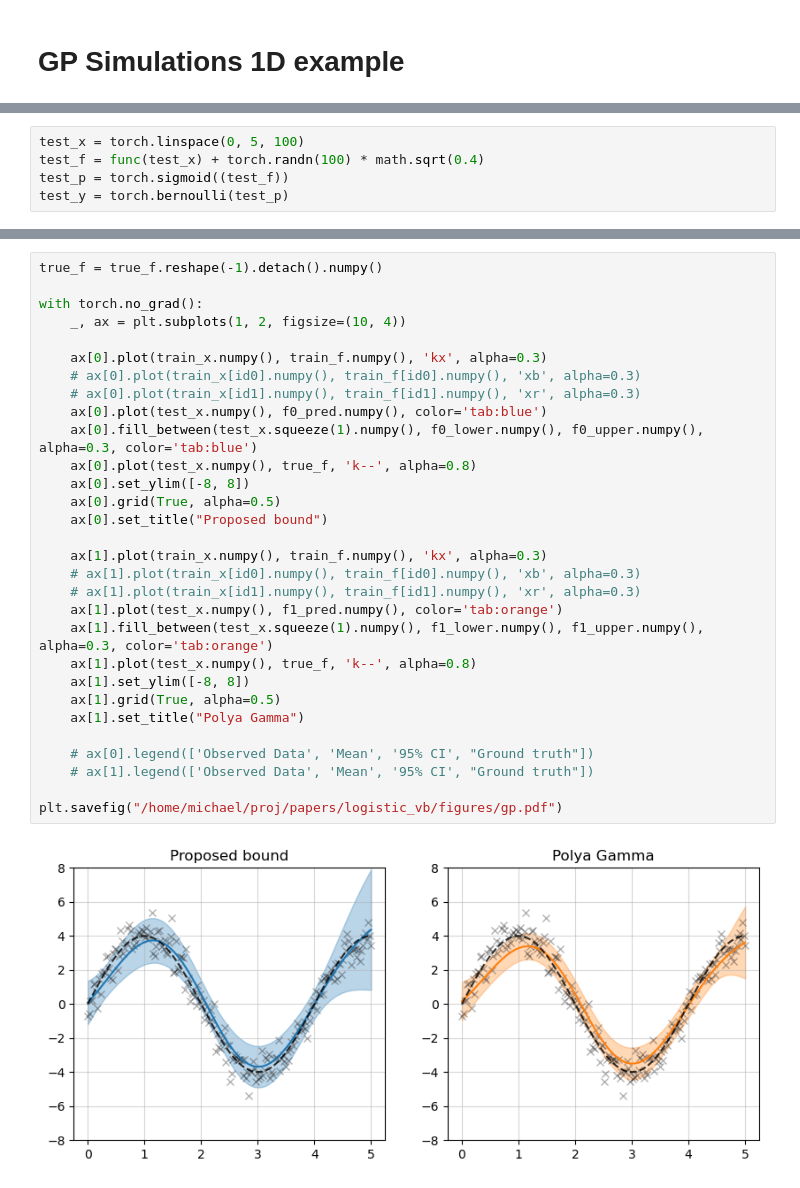
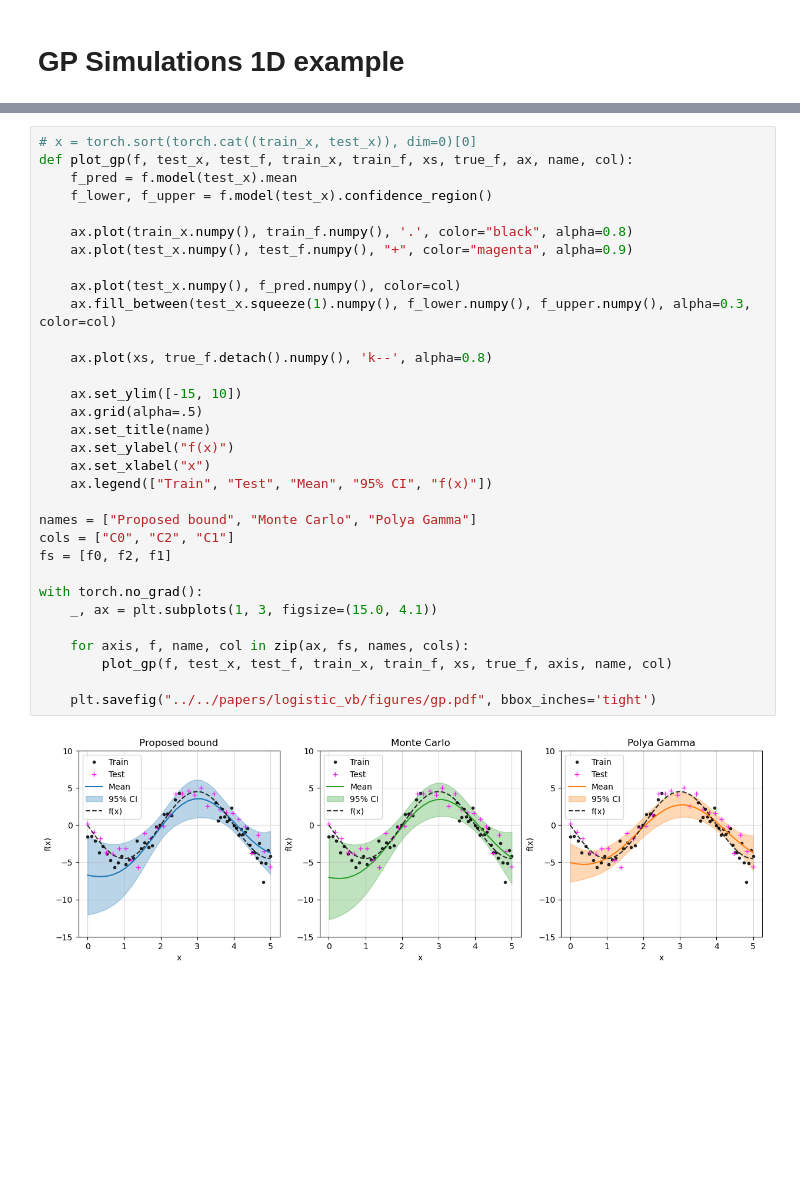
Before and after one commit to mkomod/vi-per, a Jupyter notebook: notebooks/gp_simulations.ipynb, the cells around one changed output, grey strips where cells are left out. Drawn from its saved outputs; the diff is of its cells as text; blank space fills up the shorter version.

```diff
--- a/notebooks/gp_simulations.ipynb
+++ b/notebooks/gp_simulations.ipynb
@@ -68,5 +75,0 @@ tensor(53.9678)
-# %%
-test_x = torch.linspace(0, 5, 100)
-test_f = func(test_x) + torch.randn(100) * math.sqrt(0.4)
-test_p = torch.sigmoid((test_f))
-test_y = torch.bernoulli(test_p)
@@ -101,35 +119,37 @@ PG
-# %%
-true_f = true_f.reshape(-1).detach().numpy()
-
-with torch.no_grad():
-    _, ax = plt.subplots(1, 2, figsize=(10, 4))
-
-    ax[0].plot(train_x.numpy(), train_f.numpy(), 'kx', alpha=0.3)
-    # ax[0].plot(train_x[id0].numpy(), train_f[id0].numpy(), 'xb', alpha=0.3)
-    # ax[0].plot(train_x[id1].numpy(), train_f[id1].numpy(), 'xr', alpha=0.3)
-    ax[0].plot(test_x.numpy(), f0_pred.numpy(), color='tab:blue')
-    ax[0].fill_between(test_x.squeeze(1).numpy(), f0_lower.numpy(), f0_upper.numpy(), alpha=0.3, color='tab:blue')
-    ax[0].plot(test_x.numpy(), true_f, 'k--', alpha=0.8)
-    ax[0].set_ylim([-8, 8])
-    ax[0].grid(True, alpha=0.5)
-    ax[0].set_title("Proposed bound")
-
-    ax[1].plot(train_x.numpy(), train_f.numpy(), 'kx', alpha=0.3)
-    # ax[1].plot(train_x[id0].numpy(), train_f[id0].numpy(), 'xb', alpha=0.3)
-    # ax[1].plot(train_x[id1].numpy(), train_f[id1].numpy(), 'xr', alpha=0.3)
-    ax[1].plot(test_x.numpy(), f1_pred.numpy(), color='tab:orange')
-    ax[1].fill_between(test_x.squeeze(1).numpy(), f1_lower.numpy(), f1_upper.numpy(), alpha=0.3, color='tab:orange')
-    ax[1].plot(test_x.numpy(), true_f, 'k--', alpha=0.8)
-    ax[1].set_ylim([-8, 8])
-    ax[1].grid(True, alpha=0.5)
-    ax[1].set_title("Polya Gamma")
-
-    # ax[0].legend(['Observed Data', 'Mean', '95% CI', "Ground truth"])
-    # ax[1].legend(['Observed Data', 'Mean', '95% CI', "Ground truth"])
-
-plt.savefig("/home/michael/proj/papers/logistic_vb/figures/gp.pdf")
-# %% [output]
-[figure, removed]
+# %%
+# x = torch.sort(torch.cat((train_x, test_x)), dim=0)[0]
+def plot_gp(f, test_x, test_f, train_x, train_f, xs, true_f, ax, name, col):
+    f_pred = f.model(test_x).mean
+    f_lower, f_upper = f.model(test_x).confidence_region()
+
+    ax.plot(train_x.numpy(), train_f.numpy(), '.', color="black", alpha=0.8)
+    ax.plot(test_x.numpy(), test_f.numpy(), "+", color="magenta", alpha=0.9)
+
+    ax.plot(test_x.numpy(), f_pred.numpy(), color=col)
+    ax.fill_between(test_x.squeeze(1).numpy(), f_lower.numpy(), f_upper.numpy(), alpha=0.3, color=col)
+
+    ax.plot(xs, true_f.detach().numpy(), 'k--', alpha=0.8)
+
+    ax.set_ylim([-15, 10])
+    ax.grid(alpha=.5)
+    ax.set_title(name)
+    ax.set_ylabel("f(x)")
+    ax.set_xlabel("x")
+    ax.legend(["Train", "Test", "Mean", "95% CI", "f(x)"])
+
+names = ["Proposed bound", "Monte Carlo", "Polya Gamma"]
+cols = ["C0", "C2", "C1"]
+fs = [f0, f2, f1]
+
+with torch.no_grad():
+    _, ax = plt.subplots(1, 3, figsize=(15.0, 4.1))
+
+    for axis, f, name, col in zip(ax, fs, names, cols):
+        plot_gp(f, test_x, test_f, train_x, train_f, xs, true_f, axis, name, col)
+
+    plt.savefig("../../papers/logistic_vb/figures/gp.pdf", bbox_inches='tight')
+# %% [output]
+[figure, added]
 # %%
 f0_lower, f0_upper = f0.credible_intervals(train_x)
 f1_lower, f1_upper = f1.credible_intervals(train_x)
```
Also changed, not shown: parts of 18 cells of this notebook, 4 other files.
